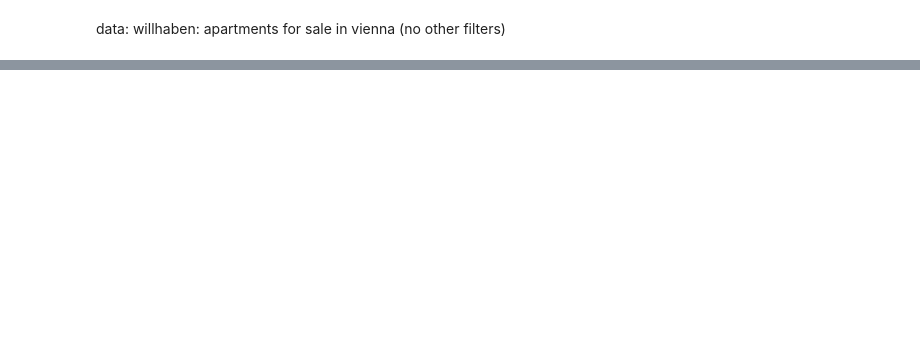
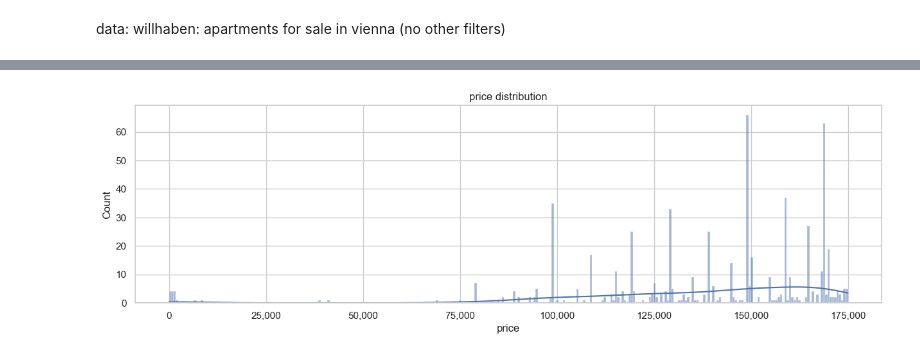
Before and after one commit to sueszli/will-wohnen, a Jupyter notebook: analyze.ipynb, the cells around one changed output, grey strips where cells are left out. Saved outputs shown, nothing was run; the diff lists cells and outputs as text; code cells hidden in the pictures; blank space fills up the shorter version.

```diff
--- a/analyze.ipynb
+++ b/analyze.ipynb
@@ -30,0 +81,11 @@ df = df.copy()
+# %%
+copy = df.copy()
+copy = copy[copy["price"] < 175_000] # remove outliers
+
+plt.figure(figsize=(15, 4))
+sns.histplot(copy["price"], bins=300, kde=True)
+plt.gca().get_xaxis().set_major_formatter(plt.FuncFormatter(lambda x, _: format(int(x), ',')))
+plt.title("price distribution")
+plt.show()
+# %% [output]
+[figure, added]
```
Also changed, not shown: parts of 5 cells of this notebook, 2 other files.
